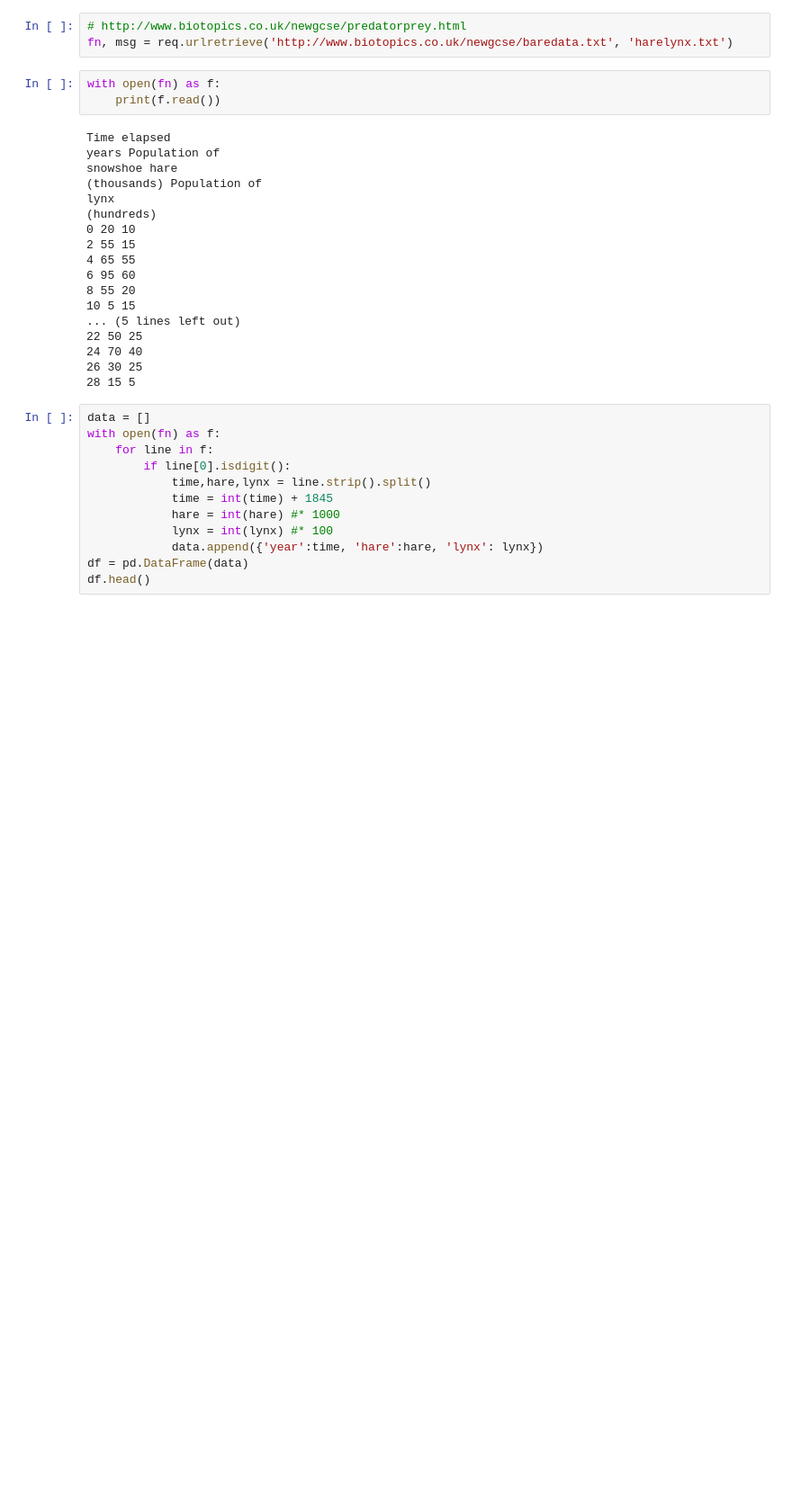
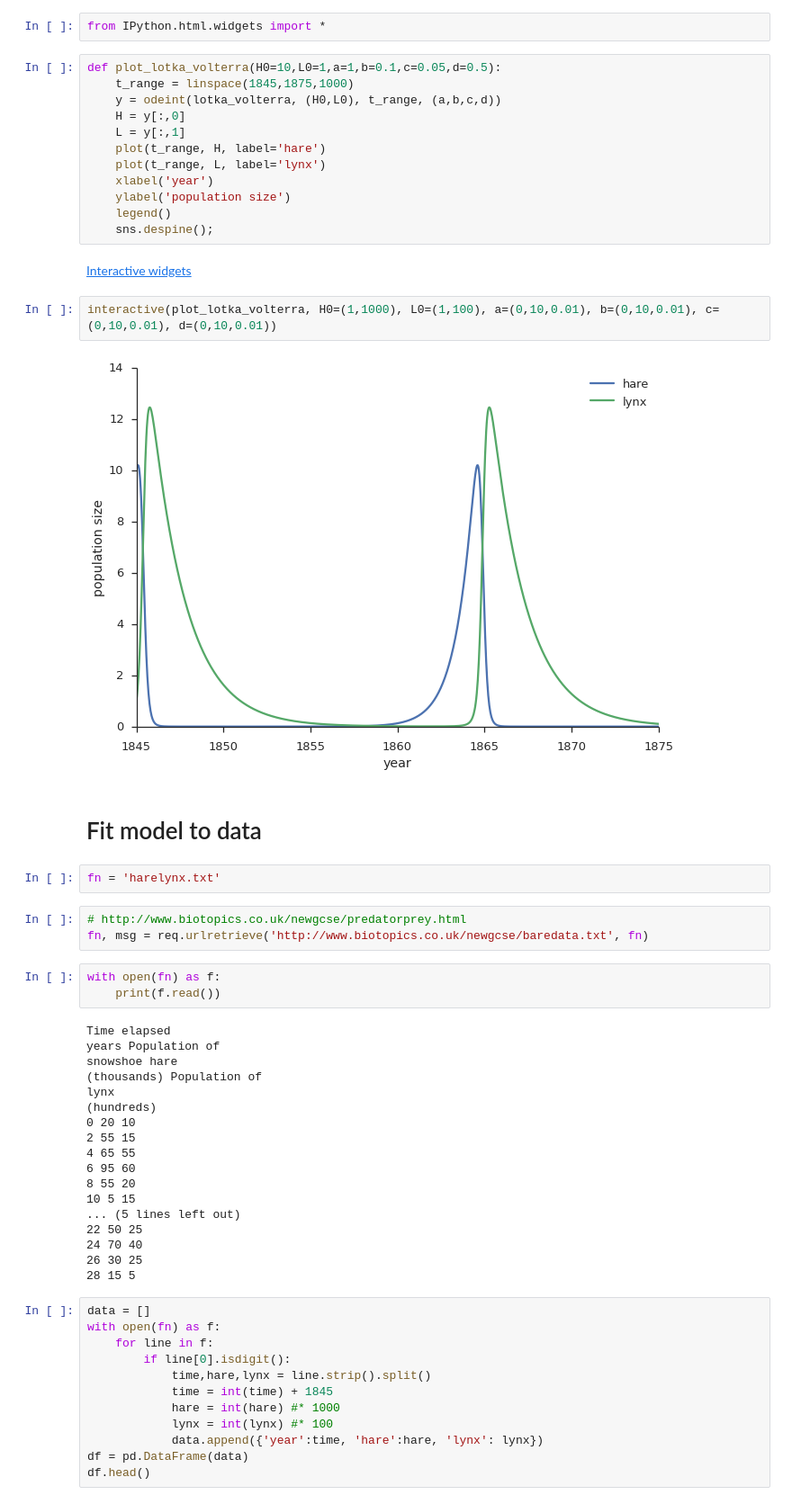
Before and after one commit to Py4Life/TAU2015, a Jupyter notebook: lecture10.ipynb, the cells around one changed output. Shown at 90% size. Drawn from its saved outputs; the diff is of its cells as text; blank space fills up the shorter version.

```diff
--- a/lecture10.ipynb
+++ b/lecture10.ipynb
@@ -11,6 +67,30 @@ import urllib.request as req
+# %%
+from IPython.html.widgets import *
+# %%
+def plot_lotka_volterra(H0=10,L0=1,a=1,b=0.1,c=0.05,d=0.5):
+    t_range = linspace(1845,1875,1000)
+    y = odeint(lotka_volterra, (H0,L0), t_range, (a,b,c,d))
+    H = y[:,0]
+    L = y[:,1]
+    plot(t_range, H, label='hare')
+    plot(t_range, L, label='lynx')
+    xlabel('year')
+    ylabel('population size')
+    legend()
+    sns.despine();
+# %% [markdown]
+[Interactive widgets](http://nbviewer.ipython.org/github/esss/ipython/tree/master/examples/Interactive%20Widgets/)
+# %%
+interactive(plot_lotka_volterra, H0=(1,1000), L0=(1,100), a=(0,10,0.01), b=(0,10,0.01), c=(0,10,0.01), d=(0,10,0.01))
+# %% [output]
+[figure, added]
+# %% [markdown]
+# Fit model to data
+# %%
+fn = 'harelynx.txt'
 # %%
 # http://www.biotopics.co.uk/newgcse/predatorprey.html
-fn, msg = req.urlretrieve('http://www.biotopics.co.uk/newgcse/baredata.txt', 'harelynx.txt')
+fn, msg = req.urlretrieve('http://www.biotopics.co.uk/newgcse/baredata.txt', fn)
 # %%
 with open(fn) as f:
     print(f.read())
```
Also changed, not shown: parts of 24 cells of this notebook.
